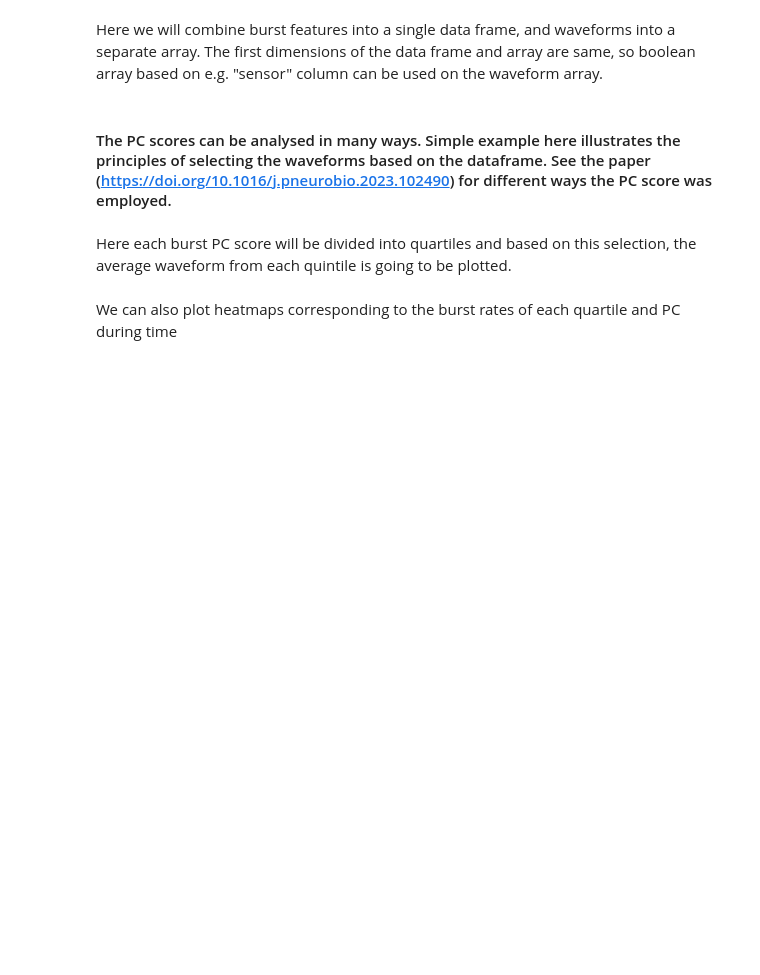
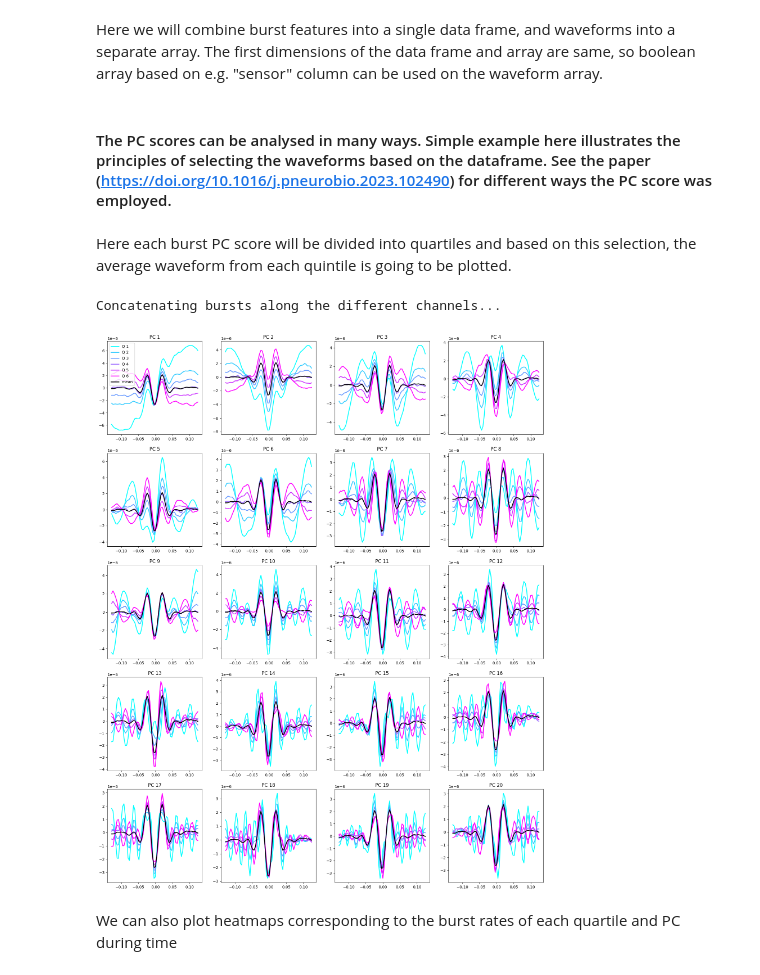
Before and after one commit to danclab/beta_burst, a Jupyter notebook: examples/pca_analysis_tutorial.ipynb, the cells around one changed output. Saved outputs shown, nothing was run; the diff lists cells and outputs as text; code cells hidden in the pictures; blank space fills up the shorter version.

```diff
--- a/examples/pca_analysis_tutorial.ipynb
+++ b/examples/pca_analysis_tutorial.ipynb
@@ -103,7 +103,7 @@ Data
 # %% [markdown]
 #### Create epochs
 # %%
-event_id = {'left_hand': 1, 'right_hand': 2}
+event_id = {"left_hand": 1, "right_hand": 2}
 
 # Keep only left/right hand motor imagery trials
 events, _ = mne.events_from_annotations(raw, event_id=event_id)
@@ -113,10 +113,11 @@ events, _ = mne.events_from_annotations(raw, event_id=event_id)
 # Task period: 0.0 - 5.0s
 # Post-task period 5.0 - 7.0s
 tmin, tmax = -1, 7
-epochs = mne.Epochs(raw, events, event_id=event_id, tmin=tmin, tmax=tmax,
-                    baseline=(-1, 0), preload=True)
+epochs = mne.Epochs(
+    raw, events, event_id=event_id, tmin=tmin, tmax=tmax, baseline=(-1, 0), preload=True
+)
 
-epochs.pick_channels(['C3', 'C4'])
+epochs.pick_channels(["C3", "C4"])
 print(epochs)
 # %% [output]
 Used Annotations descriptions: ['left_hand', 'right_hand']
@@ -144,13 +145,15 @@ upto_gamma_range = np.where(
 )[0]
 
 bm = TfBursts(
-        fs,
-        freqs = freqs,
-        fr_band = upto_gamma_band,
-        band_search_range = upto_gamma_range,
-        band_limits=[8, 13, 30],
-        remove_fooof=False,
-    )
+    fs,
+    tmin=tmin,
+    tmax=tmax,
+    freqs=freqs,
+    fr_band=upto_gamma_band,
+    band_search_range=upto_gamma_range,
+    band_limits=[8, 13, 30],
+    remove_fooof=False,
+)
 
 bursts_all_results = bm.burst_extraction(
     epochs=trials, band="beta", std_noise=2, regress_ERF=False
@@ -166,8 +171,11 @@ Here each burst PC score will be divided into quartiles and based on this select
 # %%
 from betaburst.analysis.burst_analysis import BurstSpace
 
-bs = BurstSpace(perc=0.5, nb_quartiles=7, tmin = -1, tmax = 7, time_step = 0.2)
+bs = BurstSpace(perc=0.5, nb_quartiles=7, tmin=tmin, tmax=tmax, time_step=0.2)
 scores_dists = bs.fit_transform(bursts_all_results)
 bs.plot_waveforms()
+# %% [output]
+Concatenating bursts along the different channels...
+[figure, added]
 # %% [markdown]
 We can also plot heatmaps corresponding to the burst rates of each quartile and PC during time
```
Also changed, not shown: parts of 7 cells of this notebook, 13 other files.
